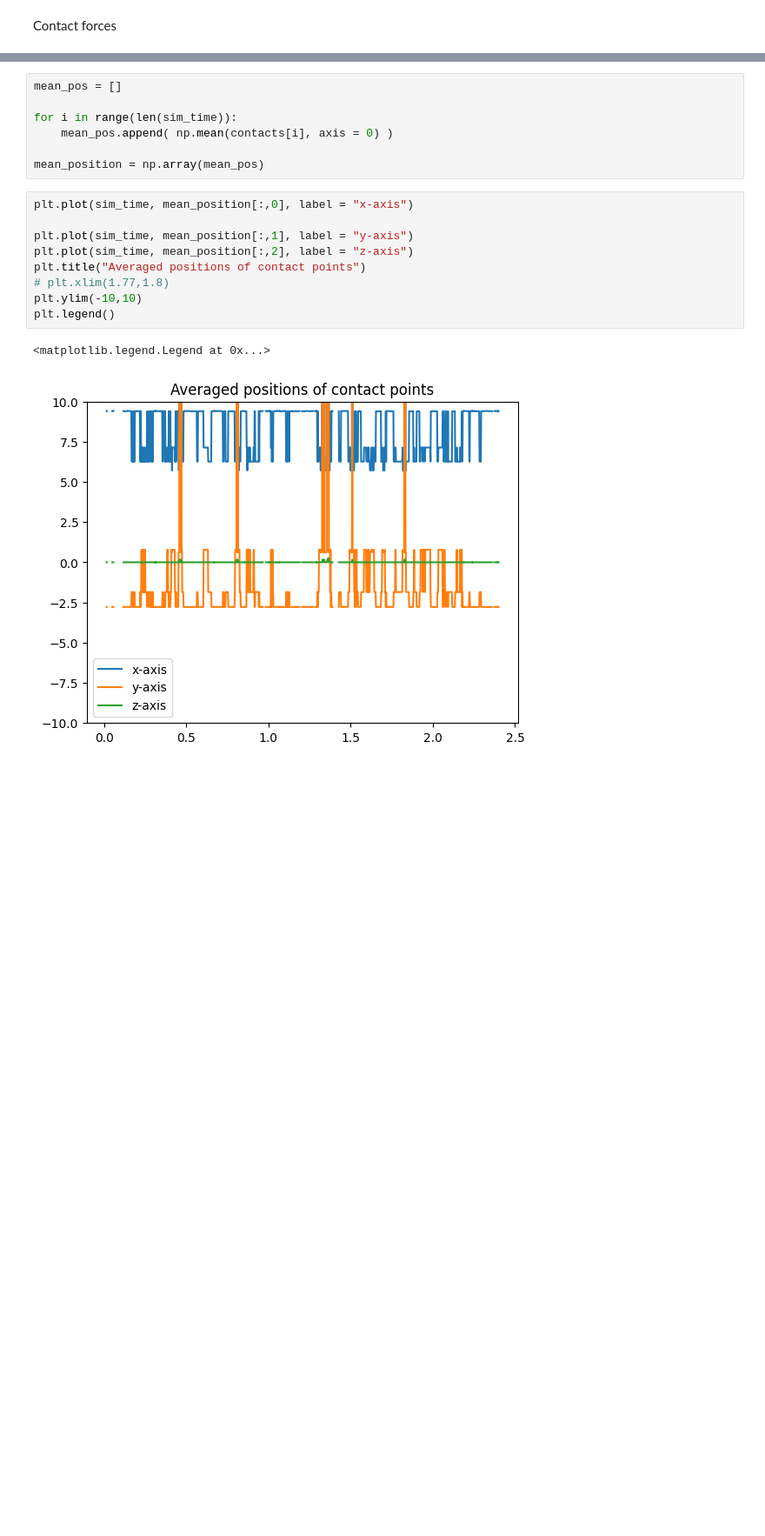
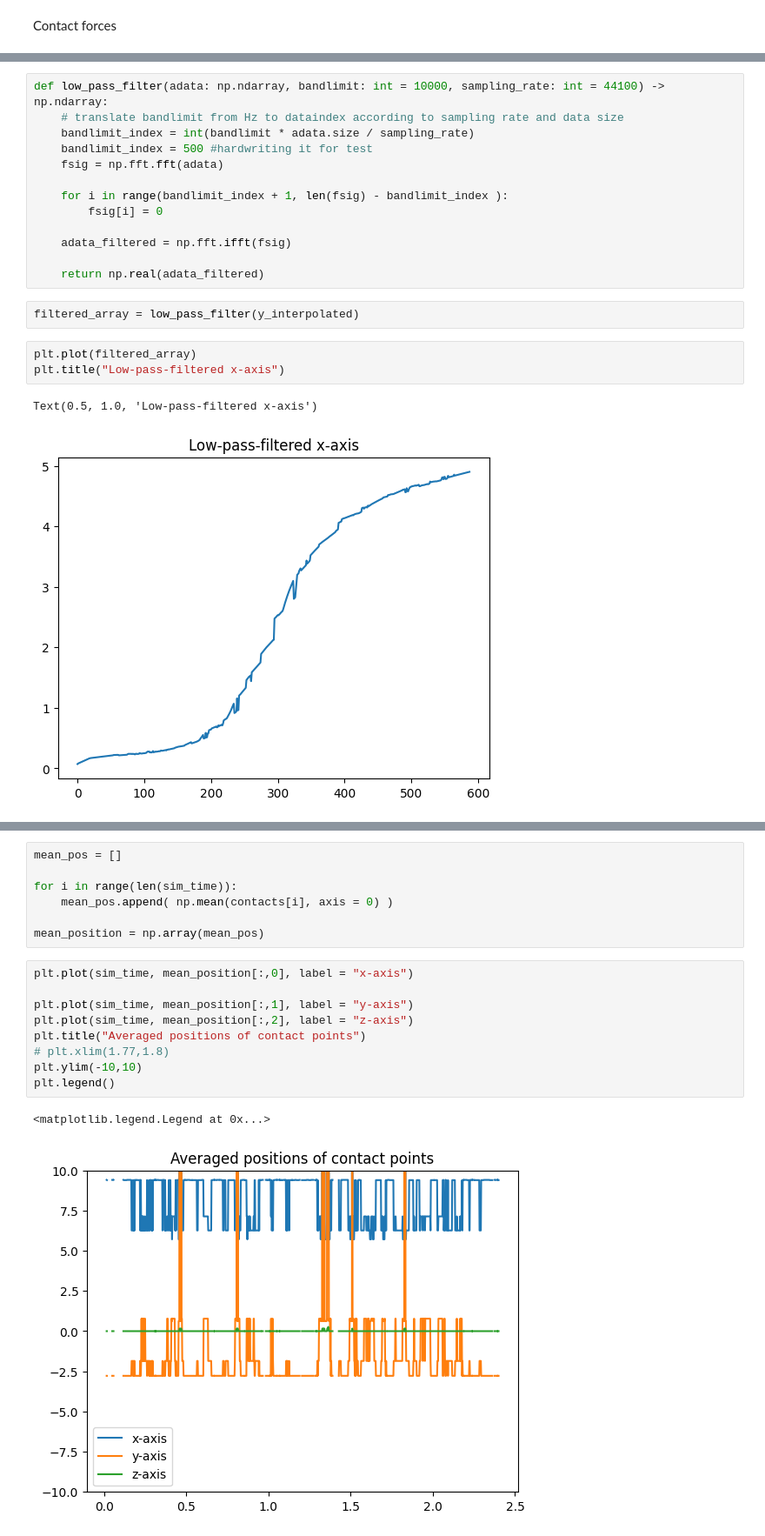
Before and after one commit to AidaTheShip/cyr-wheel, a Jupyter notebook: Reinforcement Learning/cyrwheelmodel.ipynb, the cells around one changed output, grey strips where cells are left out. Shown at 87% size. Cells and saved outputs as stored; diff of their text form; blank space fills up the shorter version.

```diff
--- a/Reinforcement Learning/cyrwheelmodel.ipynb
+++ b/Reinforcement Learning/cyrwheelmodel.ipynb
@@ -158,3 +221,24 @@ Trying to get the contact point. Almost there but need to finish this up
+# %%
+def low_pass_filter(adata: np.ndarray, bandlimit: int = 10000, sampling_rate: int = 44100) -> np.ndarray:
+    # translate bandlimit from Hz to dataindex according to sampling rate and data size
+    bandlimit_index = int(bandlimit * adata.size / sampling_rate)
+    bandlimit_index = 500 #hardwriting it for test
+    fsig = np.fft.fft(adata)
+
+    for i in range(bandlimit_index + 1, len(fsig) - bandlimit_index ):
+        fsig[i] = 0
+
+    adata_filtered = np.fft.ifft(fsig)
+
+    return np.real(adata_filtered)
+# %%
+filtered_array = low_pass_filter(y_interpolated)
+# %%
+plt.plot(filtered_array)
+plt.title("Low-pass-filtered x-axis")
+# %% [output]
+Text(0.5, 1.0, 'Low-pass-filtered x-axis')
+[figure, added]
 # %%
 n_steps = 1200
 
```
Also changed, not shown: parts of 11 cells of this notebook.
